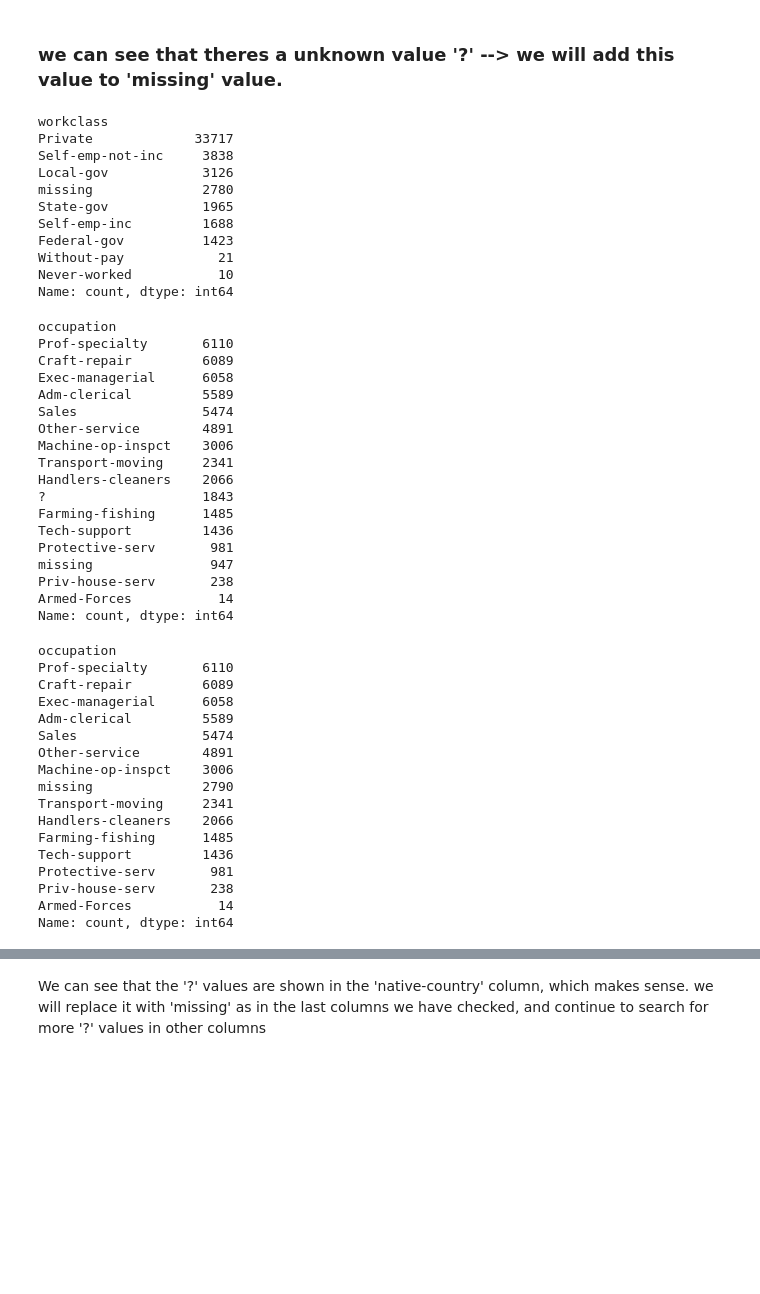
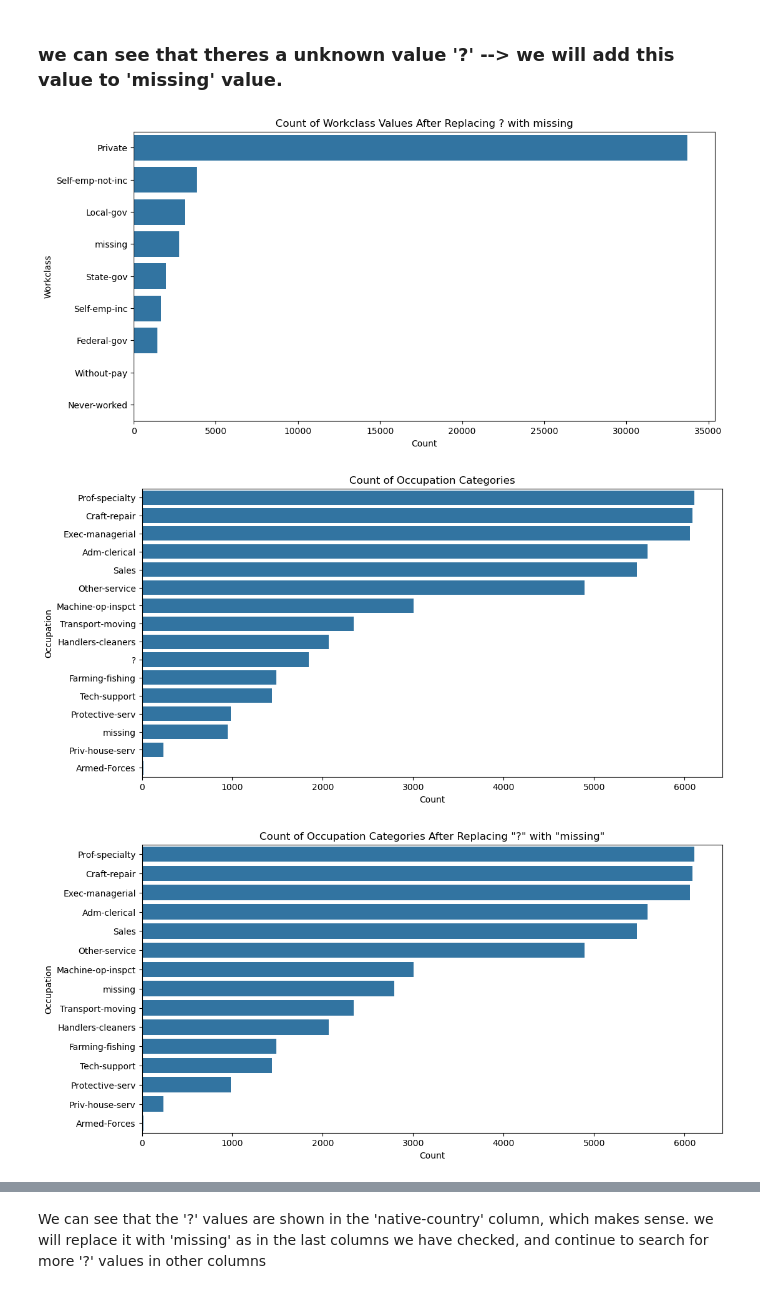
Before and after one commit to ronenhr/2nd_year_project, a Jupyter notebook: Adult_income_project_oreo.ipynb, the cells around one changed output, grey strips where cells are left out. Saved outputs shown, nothing was run; the diff lists cells and outputs as text; code cells hidden in the pictures; blank space fills up the shorter version.

```diff
--- a/Adult_income_project_oreo.ipynb
+++ b/Adult_income_project_oreo.ipynb
@@ -219,63 +216,40 @@ Name: count, dtype: int64
 # %%
 #adding the '?' values to the missing values
 df['workclass'] = df['workclass'].replace('?', 'missing')
-df['workclass'].value_counts()
+#plotting the values in the 'workclass' column again
+plt.figure(figsize=(12, 6))
+sns.countplot(y='workclass', data=df, order=df['workclass'].value_counts().index)
+plt.title('Count of Workclass Values After Replacing ? with missing')
+plt.xlabel('Count')
+plt.ylabel('Workclass')
+plt.show()
 # %% [output]
-workclass
-Private             33717
-Self-emp-not-inc     3838
-Local-gov            3126
-missing              2780
-State-gov            1965
-Self-emp-inc         1688
-Federal-gov          1423
-Without-pay            21
-Never-worked           10
-Name: count, dtype: int64
+[figure, added]
 # %%
 #chcecking if the '?' phenomenon is present in the 'occupation' column
 df['occupation'].value_counts()
+#plotting the values in the 'occupation' column
+plt.figure(figsize=(12, 6))
+sns.countplot(y='occupation', data=df, order=df['occupation'].value_counts().index)
+plt.title('Count of Occupation Categories')
+plt.xlabel('Count')
+plt.ylabel('Occupation')
+plt.show()
 # %% [output]
-occupation
-Prof-specialty       6110
-Craft-repair         6089
-Exec-managerial      6058
-Adm-clerical         5589
-Sales                5474
-Other-service        4891
-Machine-op-inspct    3006
-Transport-moving     2341
-Handlers-cleaners    2066
-?                    1843
-Farming-fishing      1485
-Tech-support         1436
-Protective-serv       981
-missing               947
-Priv-house-serv       238
-Armed-Forces           14
-Name: count, dtype: int64
+[figure, added]
 # %%
 #adding the '?' values to the missing values
 df['occupation'] = df['occupation'].replace('?', 'missing')
 df['occupation'].value_counts()
+#plotting the values in the 'occupation' column after replacing '?' with 'missing'
+plt.figure(figsize=(12, 6))
+sns.countplot(y='occupation', data=df, order=df['occupation'].value_counts().index)
+plt.title('Count of Occupation Categories After Replacing "?" with "missing"')
+plt.xlabel('Count')
+plt.ylabel('Occupation')
+plt.show()
 # %% [output]
-occupation
-Prof-specialty       6110
-Craft-repair         6089
-Exec-managerial      6058
-Adm-clerical         5589
-Sales                5474
-Other-service        4891
-Machine-op-inspct    3006
-missing              2790
-Transport-moving     2341
-Handlers-cleaners    2066
-Farming-fishing      1485
-Tech-support         1436
-Protective-serv       981
-Priv-house-serv       238
-Armed-Forces           14
-Name: count, dtype: int64
+[figure, added]
 # %%
 #checking if there are any '?' values in our dataframe
 df[df.isin(['?']).any(axis=1)].head()
```
Also changed, not shown: parts of 38 cells of this notebook.
